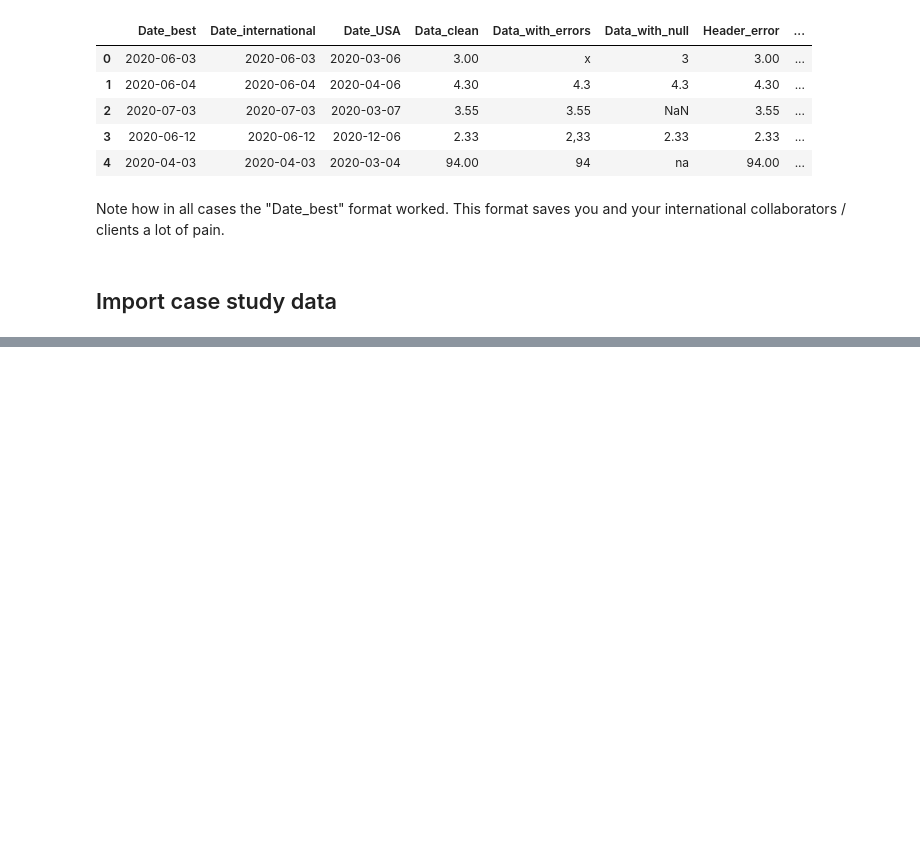
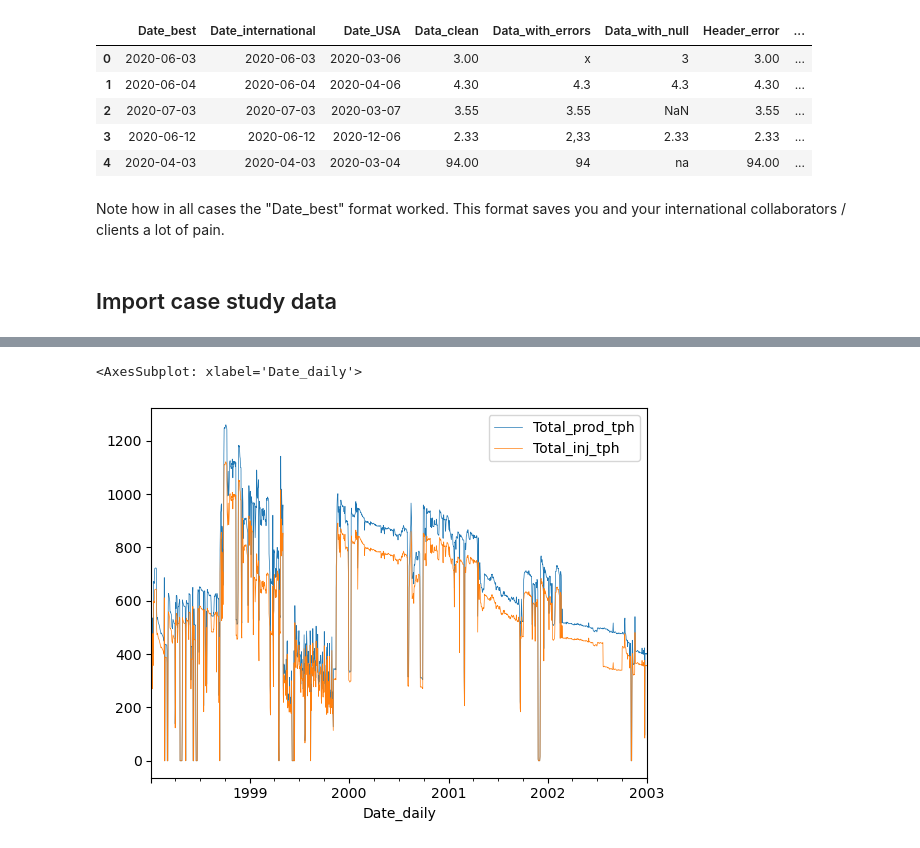
Before and after one commit to ICWallis/Stanford-Geothermal-Python-Sessions--Intermediate, a Jupyter notebook: 1-Data-handling.ipynb, the cells around one changed output, grey strips where cells are left out. Saved outputs shown, nothing was run; the diff lists cells and outputs as text; code cells hidden in the pictures; blank space fills up the shorter version.

```diff
--- a/1-Data-handling.ipynb
+++ b/1-Data-handling.ipynb
@@ -150,0 +191,3 @@ Note how in all cases the "Date_best" format worked. This format saves you and y
+# %%
+well_data['Total_prod_tph'] = well_data['P-1 TMF T/hr'].fillna(0) + well_data['P-2 TMF T/hr'].fillna(0) + well_data['P-3 TMF T/hr'].fillna(0)
+well_data['Total_inj_tph'] = well_data['I-1 TMF T/hr'].fillna(0) + well_data['I-2 TMF T/hr'].fillna(0)
@@ -150,0 +210,9 @@ Note how in all cases the "Date_best" format worked. This format saves you and y
+# %%
+well_data.plot(
+    x='Date_daily',
+    y=['Total_prod_tph','Total_inj_tph'],
+    linewidth=0.5
+    )
+# %% [output]
+<AxesSubplot: xlabel='Date_daily'>
+[figure, added]
```
Also changed, not shown: parts of 8 cells of this notebook, 1 other file.
